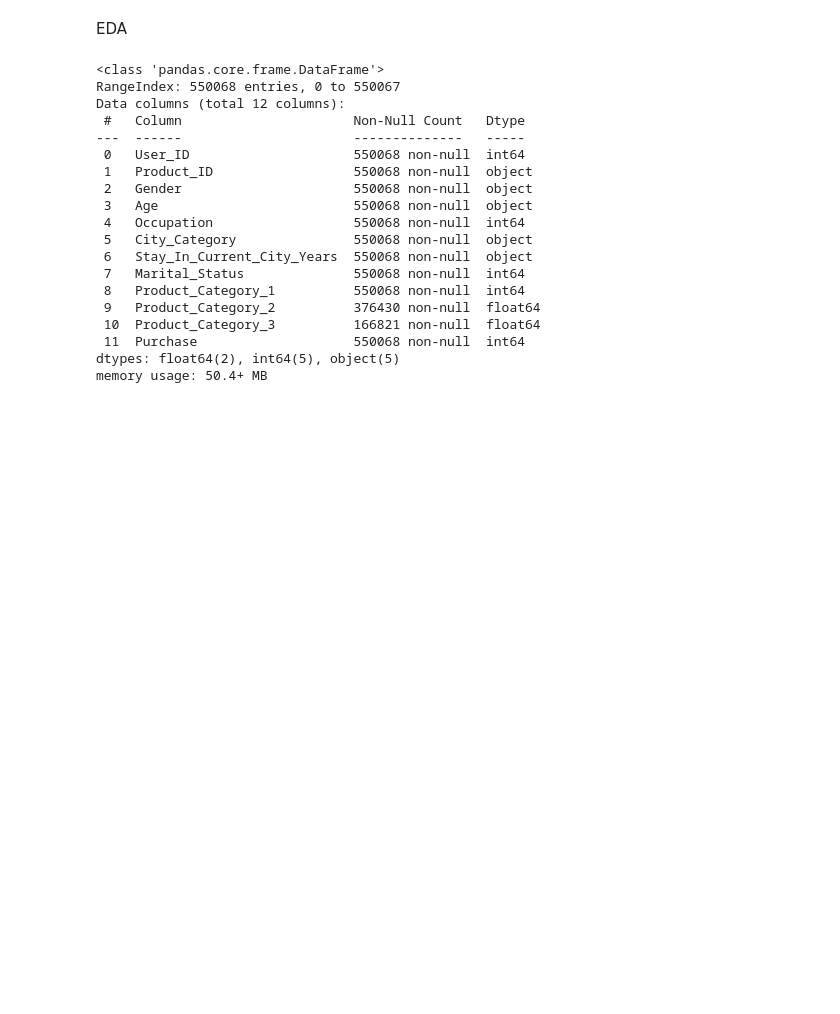
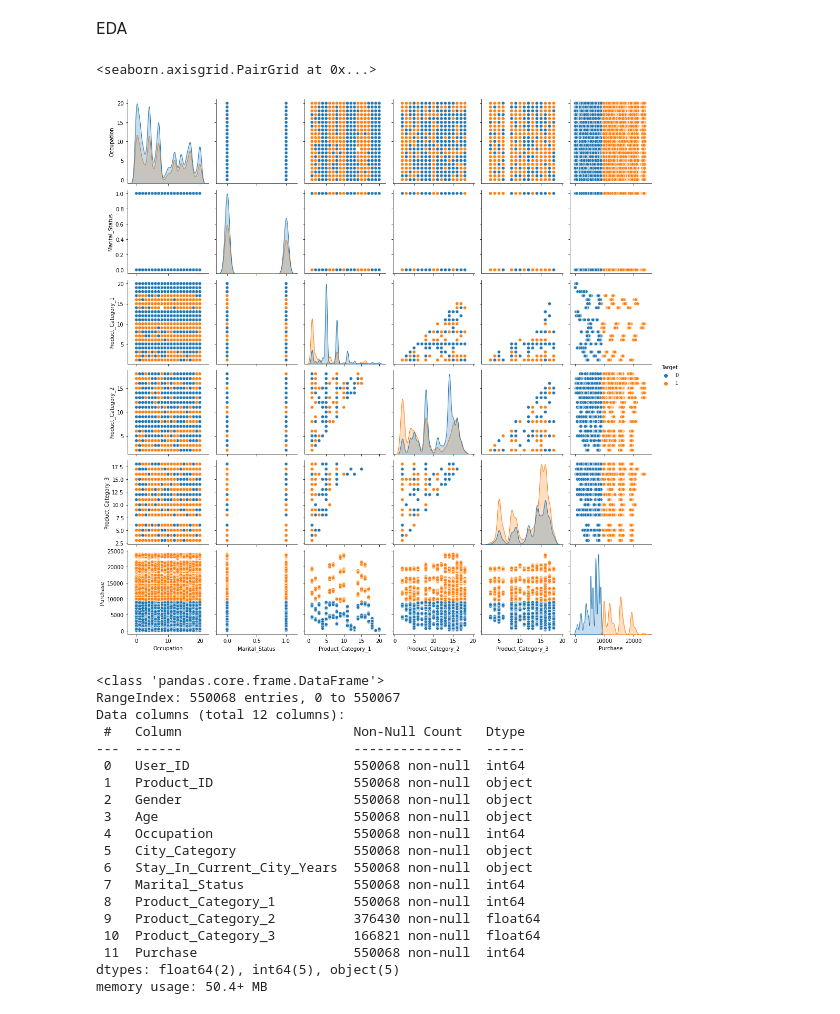
Before and after one commit to lrivela/ap-rivela, a Jupyter notebook: examen/rivela-examen-ap-coh5.ipynb, the cells around one changed output. Saved outputs shown, nothing was run; the diff lists cells and outputs as text; code cells hidden in the pictures; blank space fills up the shorter version.

Commit message:
:wrench: agrego pairplot punto 3

```diff
--- a/examen/rivela-examen-ap-coh5.ipynb
+++ b/examen/rivela-examen-ap-coh5.ipynb
@@ -583,6 +583,14 @@ plt.legend()
 EDA
 # %%
 df = pd.read_csv('./dataset_2.csv')
+# %%
+pairplot = pd.read_csv('./dataset_2.csv')
+pairplot["Target"] = pairplot.Purchase.apply(lambda x: 1 if x >= 9000 else 0)
+pairplot.drop(["User_ID", "Product_ID"], inplace=True, axis=1)
+sns.pairplot(pairplot, hue="Target")
+# %% [output]
+<seaborn.axisgrid.PairGrid at 0x...>
+[figure, added]
 # %%
 df.info()
 # %% [output]
```
Also changed, not shown: parts of 1 cell of this notebook.
